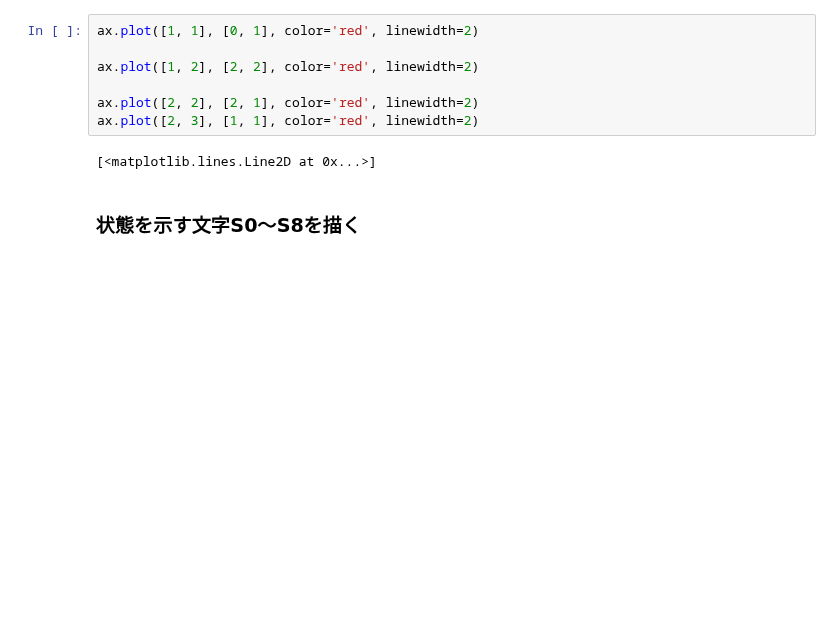
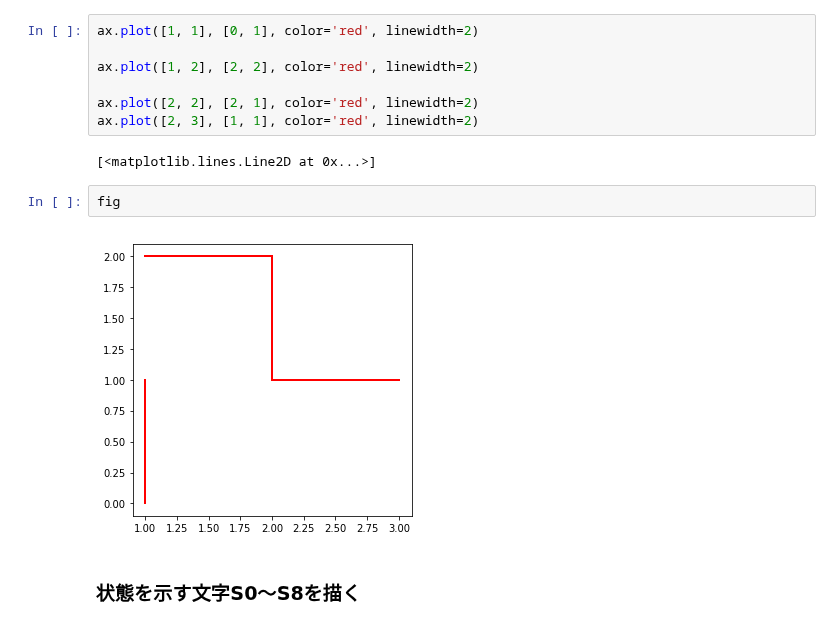
Before and after one commit to unagiinu2k/Deep-Reinforcement-Learning-Book, a Jupyter notebook: program/2_2_maze_random.ipynb, the cells around one changed output. Drawn from its saved outputs; the diff is of its cells as text; blank space fills up the shorter version.

```diff
--- a/program/2_2_maze_random.ipynb
+++ b/program/2_2_maze_random.ipynb
@@ -75,6 +75,10 @@ ax.plot([2, 2], [2, 1], color='red', linewidth=2)
 ax.plot([2, 3], [1, 1], color='red', linewidth=2)
 # %% [output]
 [<matplotlib.lines.Line2D at 0x...>]
+# %%
+fig
+# %% [output]
+[figure, added]
 # %% [markdown]
 ### 状態を示す文字S0～S8を描く
 # %%
```
Also changed, not shown: parts of 2 cells of this notebook, 1 other file.
